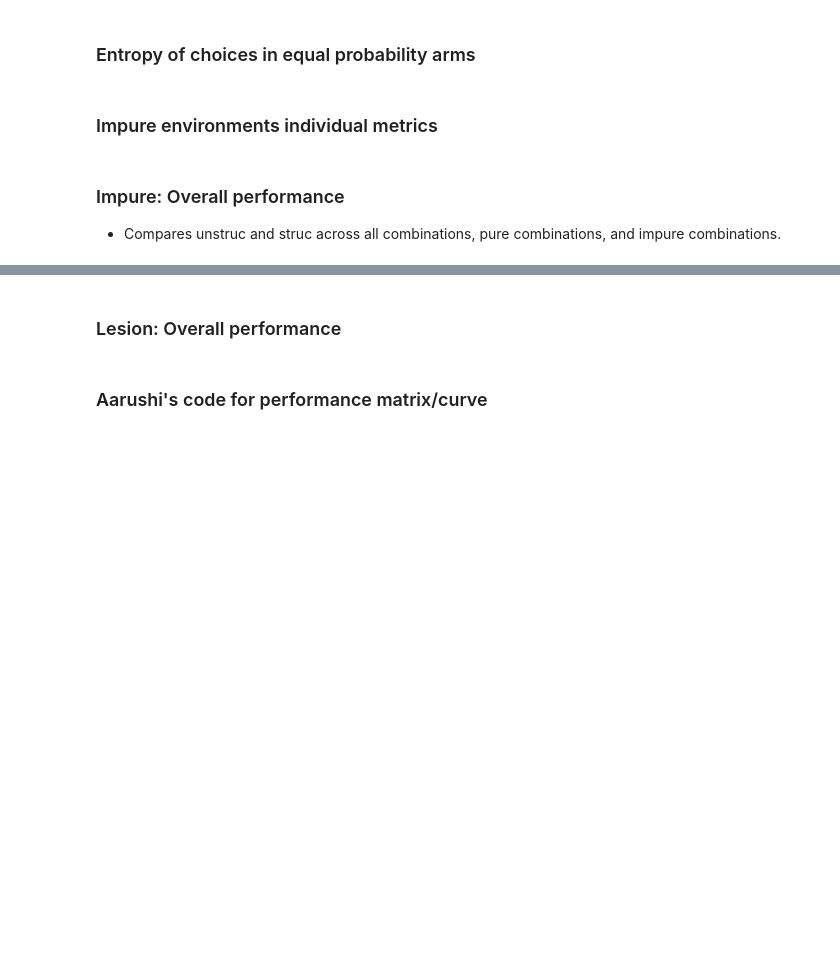
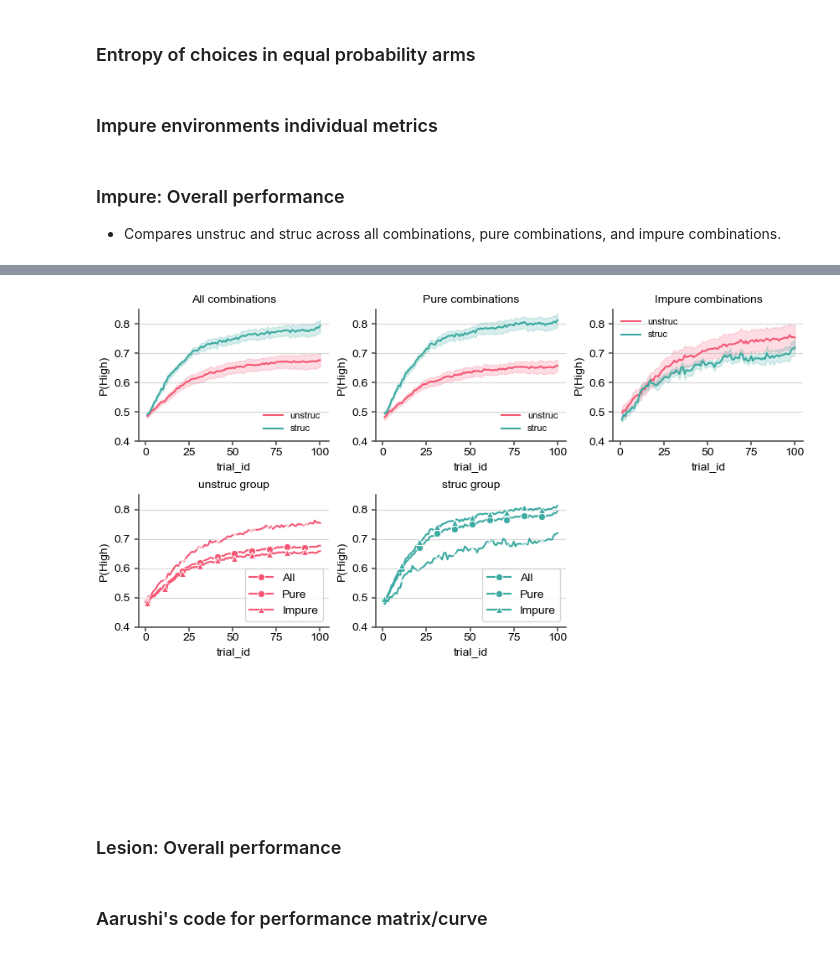
Before and after one commit to bapungiri/py_adlab_bg, a Jupyter notebook: mab_choice_performance1.ipynb, the cells around one changed output, grey strips where cells are left out. Drawn from its saved outputs; the diff is of its cells as text; code cells hidden in the pictures; blank space fills up the shorter version.

Commit message:
added new analyses for impure env

```diff
--- a/mab_choice_performance1.ipynb
+++ b/mab_choice_performance1.ipynb
@@ -183,20 +183,20 @@ import pandas as pd
 import mab_subjects
 from scipy.ndimage import gaussian_filter1d
 
-exps = mab_subjects.unstruc.allsess + mab_subjects.struc.allsess
+exps = mab_subjects.mostly_unstruc.allsess + mab_subjects.mostly_struc.allsess
 # exps = mab_subjects.unstruc.Grump
 
 prob_perf_df = []
 
 for i, exp in enumerate(exps):
     print(exp.sub_name)
-    task = exp.b2a.filter_by_trials(100, 100)
+    task = exp.b2a.filter_by_trials(min_trials=100, clip_max=100)
     # print(task.probs_corr)
     # task.auto_block_window_ids()
-    # mask = task.block_ids == 1
+    # mask = task.block_ids == 2
     # task = task._filtered(mask).filter_by_trials(100, 100)
 
-    perf_mat, unique_probs = task.get_performance_prob_grid(n_last_trials=100)
+    perf_mat, unique_probs = task.get_performance_prob_grid(n_last_trials=99)
 
     df = pd.DataFrame(
         {
@@ -328,7 +357,7 @@ import mab_subjects
 import numpy as np
 
 
-exps = mab_subjects.unstruc.allsess + mab_subjects.struc.allsess
+exps = mab_subjects.mostly_unstruc.allsess + mab_subjects.mostly_struc.allsess
 
 fig = plotting.Fig(8, 6)
 
@@ -450,63 +497,54 @@ perf_df = pd.concat(perf_df, ignore_index=True)
 # %%
 from statplotannot.plots import SeabornPlotter, fix_legend
-from mab_colors import colors_2arm
+from mab_colors import Palette2Arm
 import seaborn as sns
 from neuropy import plotting
 
 fig = plotting.Fig(3, 3, size=(8.5, 6), fontsize=10)
 
 for i, y in enumerate(["All combinations", "Pure combinations", "Impure combinations"]):
     ax = fig.subplot(fig.gs[i])
     sns.lineplot(
         data=perf_df,
         x="trial_id",
         y=y,
         hue="grp",
-        palette=colors_2arm(),
+        palette=Palette2Arm().as_dict(),
         errorbar="se",
     )
     fix_legend(ax)
     ax.set_ylim(0.4, 0.85)
     ax.set_ylabel("P(High)")
     ax.set_title(y)
     ax.grid(axis="y", zorder=-1, alpha=0.5)
 
-
+markers = ["o", "^", "x"]
+columns = ["All combinations", "Pure combinations", "Impure combinations"]
 for i, grp in enumerate(["unstruc", "struc"]):
     ax = fig.subplot(fig.gs[1, i])
     df_new = perf_df[perf_df["grp"] == grp]
-    sns.lineplot(
-        data=df_new,
-        x="trial_id",
-        y="All combinations",
-        ax=ax,
-        hue="grp",
-        palette=[colors_2arm(1)[i]],
-        errorbar=None,
-    )
-    sns.lineplot(
-        data=df_new,
-        x="trial_id",
-        y="Pure combinations",
-        ax=ax,
-        hue="grp",
-        palette=[colors_2arm(0.6)[i]],
-        errorbar=None,
-    )
-    sns.lineplot(
-        data=df_new,
-        x="trial_id",
-        y="Impure combinations",
-        ax=ax,
-        hue="grp",
-        palette=[colors_2arm(1.4)[i]],
-        errorbar=None,
-    )
-    fix_legend(ax)
+
+    for c, col in enumerate(columns):
+        sns.lineplot(
+            data=df_new,
+            x="trial_id",
+            y=col,
+            ax=ax,
+            hue="grp",
+            palette=Palette2Arm().as_dict(),
+            errorbar=None,
+            marker=markers[c],
+            markevery=10,
+        )
+    # fix_legend(ax)
+    ax.legend_.remove()
     ax.set_ylim(0.4, 0.85)
     ax.set_ylabel("P(High)")
     ax.set_title(f"{grp} group")
     ax.grid(axis="y", zorder=-1, alpha=0.5)
+    ax.legend(labels=[label.split(" ")[0] for label in columns])
+# %% [output]
+[figure, added]
 # %% [markdown]
 ### Lesion: Overall performance
 # %%
```
Also changed, not shown: parts of 5 cells of this notebook, 4 other files.
